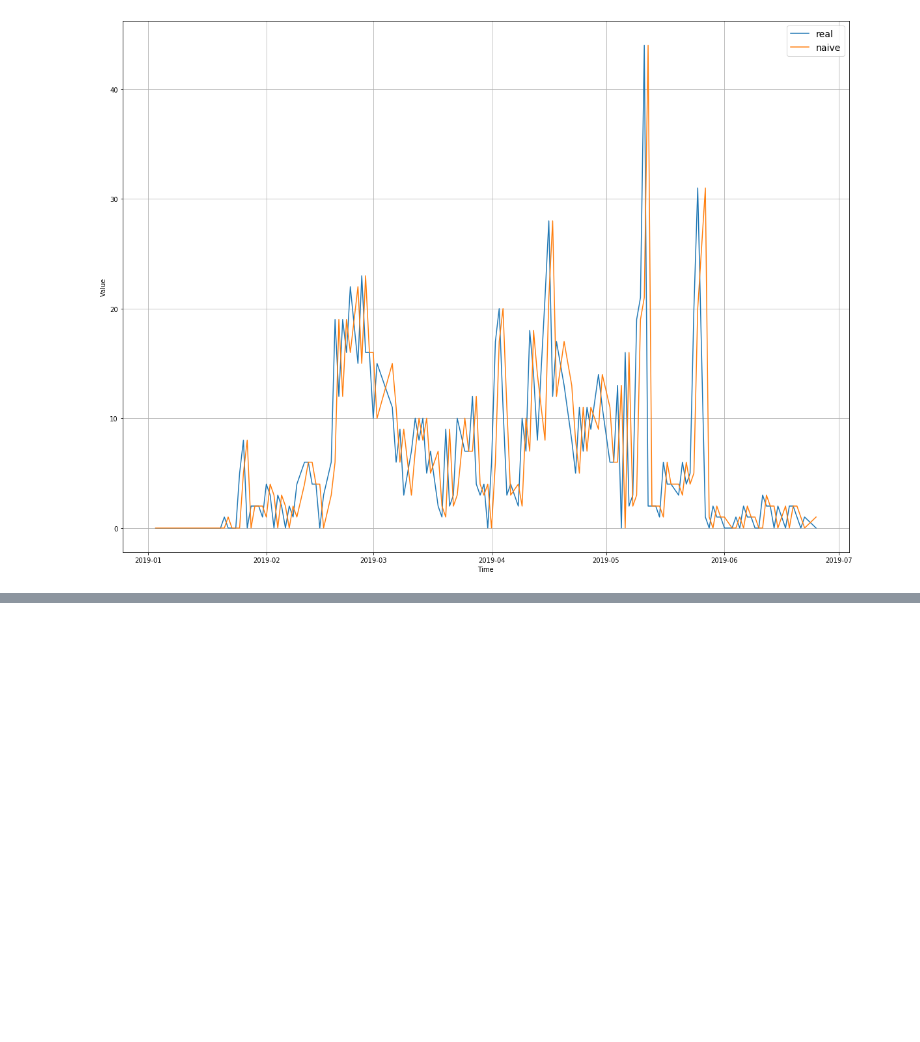
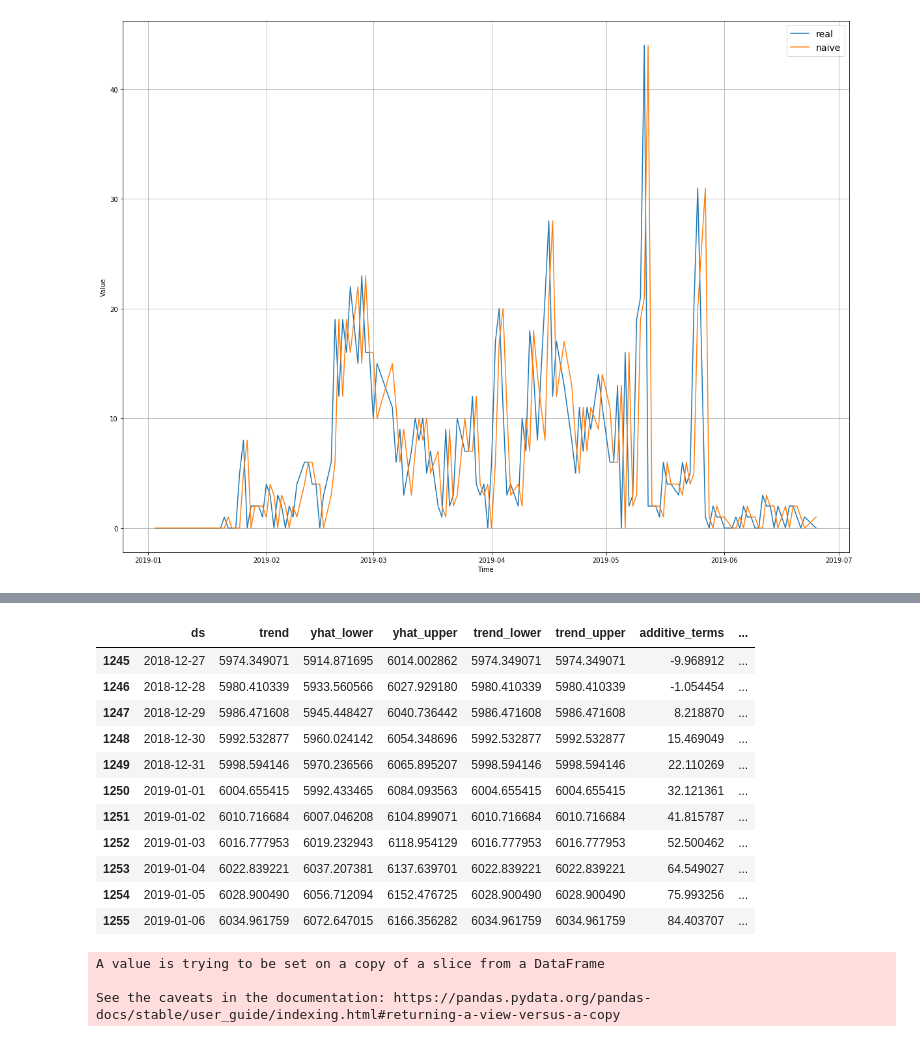
Before and after one commit to ItamarRocha/Machine-Learning-and-Data-Analysis, a Jupyter notebook: Armazem/cumulative testing.ipynb, the cells around one changed output, grey strips where cells are left out. Saved outputs shown, nothing was run; the diff lists cells and outputs as text; code cells hidden in the pictures; blank space fills up the shorter version.

```diff
--- a/Armazem/cumulative testing.ipynb
+++ b/Armazem/cumulative testing.ipynb
@@ -112,0 +179,15 @@ plt.show()
+# %%
+forecast_result.loc[1245:1255]
+# %% [output]
+|  | ds | trend | yhat_lower | yhat_upper | trend_lower | trend_upper | additive_terms | ... |
+| 1245 | 2018-12-27 | 5974.349071 | 5914.871695 | 6014.002862 | 5974.349071 | 5974.349071 | -9.968912 | ... |
+| 1246 | 2018-12-28 | 5980.410339 | 5933.560566 | 6027.929180 | 5980.410339 | 5980.410339 | -1.054454 | ... |
+| 1247 | 2018-12-29 | 5986.471608 | 5945.448427 | 6040.736442 | 5986.471608 | 5986.471608 | 8.218870 | ... |
+| 1248 | 2018-12-30 | 5992.532877 | 5960.024142 | 6054.348696 | 5992.532877 | 5992.532877 | 15.469049 | ... |
+| 1249 | 2018-12-31 | 5998.594146 | 5970.236566 | 6065.895207 | 5998.594146 | 5998.594146 | 22.110269 | ... |
+| 1250 | 2019-01-01 | 6004.655415 | 5992.433465 | 6084.093563 | 6004.655415 | 6004.655415 | 32.121361 | ... |
+| 1251 | 2019-01-02 | 6010.716684 | 6007.046208 | 6104.899071 | 6010.716684 | 6010.716684 | 41.815787 | ... |
+| 1252 | 2019-01-03 | 6016.777953 | 6019.232943 | 6118.954129 | 6016.777953 | 6016.777953 | 52.500462 | ... |
+| 1253 | 2019-01-04 | 6022.839221 | 6037.207381 | 6137.639701 | 6022.839221 | 6022.839221 | 64.549027 | ... |
+| 1254 | 2019-01-05 | 6028.900490 | 6056.712094 | 6152.476725 | 6028.900490 | 6028.900490 | 75.993256 | ... |
+| 1255 | 2019-01-06 | 6034.961759 | 6072.647015 | 6166.356282 | 6034.961759 | 6034.961759 | 84.403707 | ... |
@@ -112,0 +198,6 @@ plt.show()
+# %%
+prediction.drop(columns=["ds"], inplace=True)
+# %% [output]
+A value is trying to be set on a copy of a slice from a DataFrame
+
+See the caveats in the documentation: https://pandas.pydata.org/pandas-docs/stable/user_guide/indexing.html#returning-a-view-versus-a-copy
```
Also changed, not shown: parts of 32 cells of this notebook, 1 other file.
